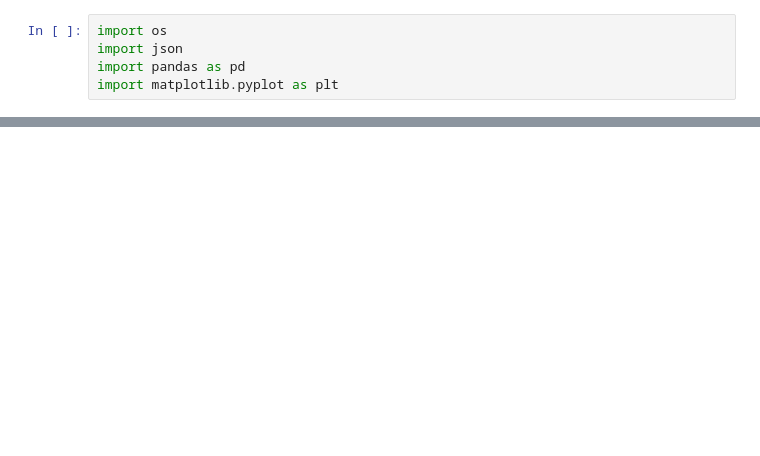
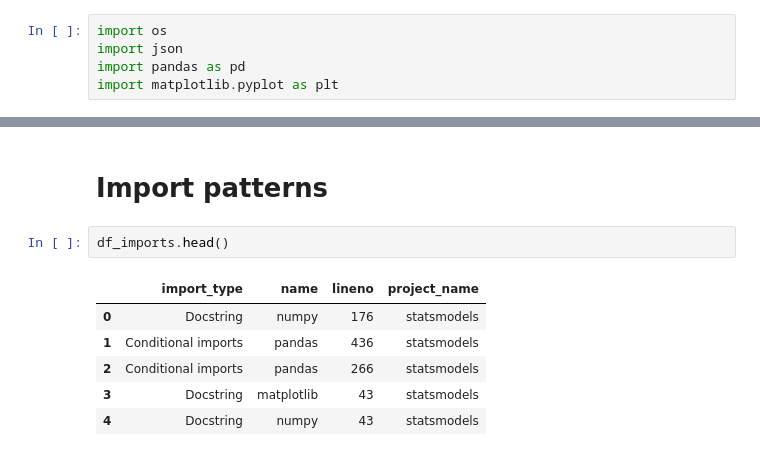
Before and after one commit to tweag/FawltyDeps, a Jupyter notebook: PyPI_analysis/results/results.ipynb, the cells around one changed output, grey strips where cells are left out. Drawn from its saved outputs; the diff is of its cells as text; blank space fills up the shorter version.

```diff
--- a/PyPI_analysis/results/results.ipynb
+++ b/PyPI_analysis/results/results.ipynb
@@ -65,3 +121,14 @@ print(overall_df)
+# %% [markdown]
+# Import patterns
+# %%
+df_imports.head()
+# %% [output]
+|  | import_type | name | lineno | project_name |
+| 0 | Docstring | numpy | 176 | statsmodels |
+| 1 | Conditional imports | pandas | 436 | statsmodels |
+| 2 | Conditional imports | pandas | 266 | statsmodels |
+| 3 | Docstring | matplotlib | 43 | statsmodels |
+| 4 | Docstring | numpy | 43 | statsmodels |
 # %%
 # Create a bar plot for the counts of each import type
 plt.figure(figsize=(12, 6))
```
Also changed, not shown: parts of 7 cells of this notebook.
